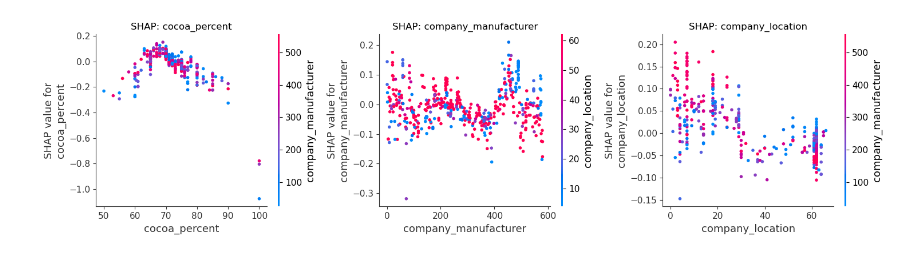
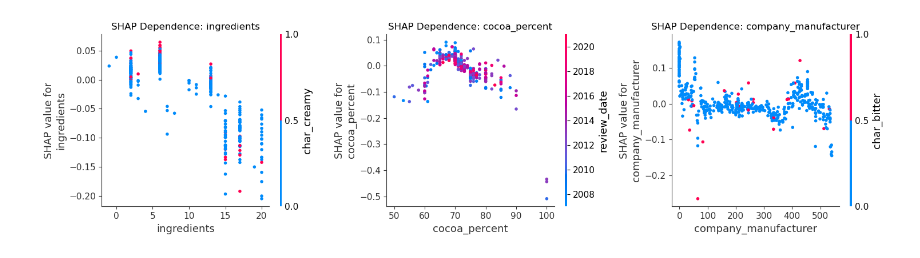
Before and after one commit to plekhovrodion/machine_learning_for_scientific, a Jupyter notebook: chocolate_task3.ipynb, the cells around one changed output. Drawn from its saved outputs; the diff is of its cells as text; code cells hidden in the pictures.

```diff
--- a/chocolate_task3.ipynb
+++ b/chocolate_task3.ipynb
@@ -156,7 +340,9 @@ CV RMSE: 0.4019
 # %%
-if abs(study.best_value) < -random_search.best_score_:
+if study.best_value < -random_search.best_score_:
     best_params = study.best_params.copy()
     best_params['random_state'] = RANDOM_STATE
+    print("Выбраны параметры из Optuna")
 else:
     best_params = random_search.best_params_.copy()
     best_params['random_state'] = RANDOM_STATE
+    print("Выбраны параметры из RandomizedSearchCV")
@@ -220,14 +413,14 @@ perm_importance = permutation_importance(
 )
 
 importance_df = pd.DataFrame({
-    'feature': X.columns,
+    'feature': X_train.columns,
     'importance_mean': perm_importance.importances_mean
 }).sort_values('importance_mean', ascending=False)
 
 fig, ax = plt.subplots(figsize=(10, 6))
-ax.barh(importance_df['feature'], importance_df['importance_mean'])
+ax.barh(importance_df['feature'][:15], importance_df['importance_mean'][:15])
 ax.set_xlabel('Importance')
-ax.set_title('Permutation Importance')
+ax.set_title('Permutation Importance (Top 15)')
 ax.invert_yaxis()
 plt.tight_layout()
 plt.show()
@@ -238,7 +431,7 @@ explainer = shap.TreeExplainer(final_model)
 shap_values = explainer.shap_values(X_test)
 
 shap_importance = pd.DataFrame({
-    'feature': X.columns,
+    'feature': X_train.columns,
     'importance': np.abs(shap_values).mean(axis=0)
 }).sort_values('importance', ascending=False)
 # %%
@@ -257,0 +486,25 @@ plt.show()
+# %%
+# Выбираем несколько примеров для локальной интерпретации
+sample_indices = [0, 10, 50, 100, 200]
+
+for idx in sample_indices:
+    if idx < len(X_test):
+        print(f"\nПример {idx}:")
+        print(f"Фактический рейтинг: {y_test.iloc[idx]:.2f}")
+        print(f"Предсказанный рейтинг: {y_pred[idx]:.2f}")
+        print(f"Ошибка: {abs(y_test.iloc[idx] - y_pred[idx]):.4f}")
+
+        # SHAP waterfall plot для одного примера
+        shap.waterfall_plot(
+            shap.Explanation(
+                values=shap_values[idx],
+                base_values=explainer.expected_value,
+                data=X_test.iloc[idx],
+                feature_names=X_test.columns.tolist()
+            ),
+            max_display=10,
+            show=False
+        )
+        plt.title(f'SHAP Waterfall Plot для примера {idx}')
+        plt.tight_layout()
+        plt.show()
@@ -258,13 +537,14 @@ plt.show()
 # %%
+# Dependence plots для топ-3 признаков
 top_features = shap_importance.head(3)['feature'].tolist()
 
 fig, axes = plt.subplots(1, 3, figsize=(15, 4))
 for idx, feature in enumerate(top_features):
-    feature_idx = X.columns.tolist().index(feature)
+    feature_idx = X_test.columns.tolist().index(feature)
     shap.dependence_plot(feature_idx, shap_values, X_test, ax=axes[idx], show=False)
-    axes[idx].set_title(f'SHAP: {feature}')
+    axes[idx].set_title(f'SHAP Dependence: {feature}')
 
 plt.tight_layout()
 plt.show()
 # %% [output]
-[figure, old version]
+[figure, new version]
```
Also changed, not shown: parts of 47 cells of this notebook.
